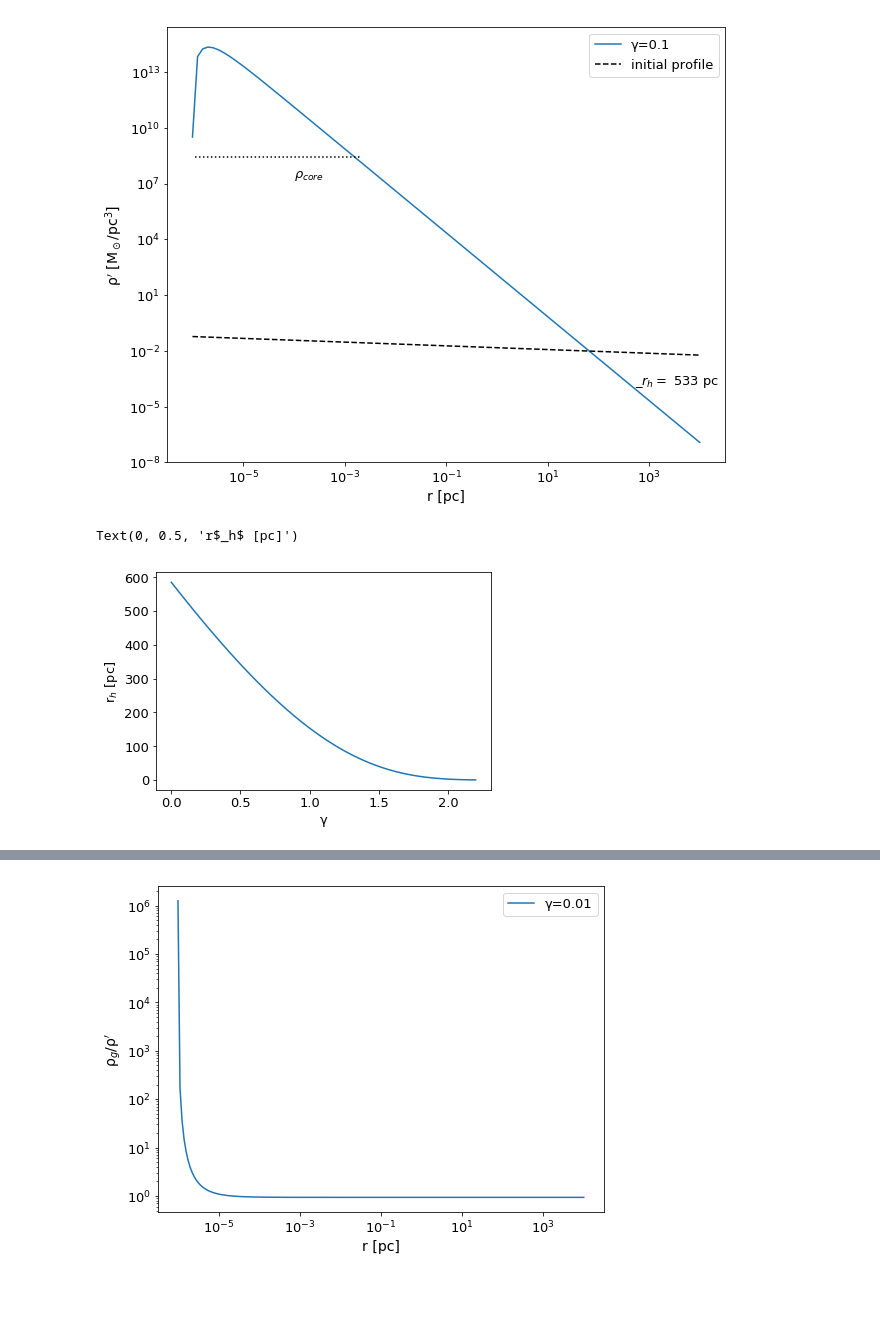
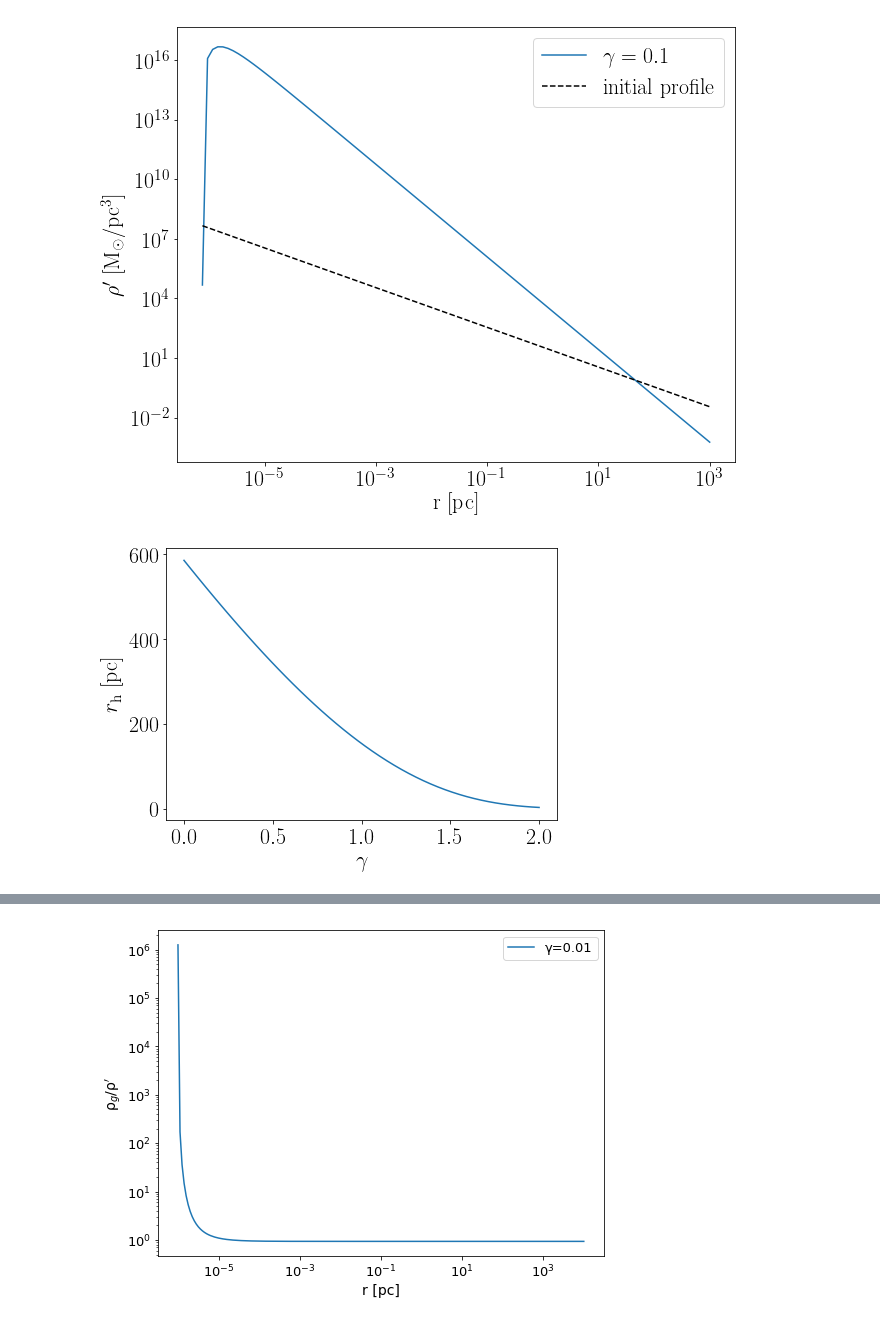
Before and after one commit to kostas-ant/MSc_project, a Jupyter notebook: spike_density.ipynb, the cells around one changed output, grey strips where cells are left out. Saved outputs shown, nothing was run; the diff lists cells and outputs as text; code cells hidden in the pictures; blank space fills up the shorter version.

```diff
--- a/spike_density.ipynb
+++ b/spike_density.ipynb
@@ -16,0 +11,6 @@ $\displaystyle \frac{0.666666666666667 r^{\frac{\gamma}{2 \left(4 - \gamma\right
+# %%
+from matplotlib import rc
+plt.rcParams.update({'font.size': 22})
+rc('text', usetex=True)
+rc('font', **{'family': 'DejaVu Sans', 'serif': ['Computer Modern']})
+# plt.rcParams.update({'figure.autolayout': True})
@@ -98,24 +160,27 @@ def model(x, *par, Rs_m=Rs1):
     return par[0]*(1-4*Rs_m/x)**par[1]
 
 xval = r
-yval = integ4
-params, cov = spopt.curve_fit(model, xval, yval, p0=[1, 3], sigma=err1)
+yval = integ3
+params, cov = spopt.curve_fit(model, xval, yval, p0=[1, 3], sigma=err3)
 print(params)
-yerr =(err1)
-yy=(integ1)
+yerr =(err3)
+yy=(integ3)
+a_gam = 0.14
+gam = 0.4
 
-plt.rcParams.update({'font.size': 13})
 plt.figure(figsize=(9,7))
-plt.plot(r, model(r,*params), label='model')
-plt.plot(r, params[0]*(1-4*Rs1/r)**3, label='Gondolo & Silk')
+plt.plot(r, model(r,*params), label=r'model')
+# plt.plot(r, a_gam**((gam-3)**2/(4-gam))* (1-4*Rs1/r)**3, label='Gondolo & Silk')
 #plt.plot(r, a1*b1*integ1*r**(-gam_sp1))
-plt.errorbar(r, yy, yerr=yerr, fmt=".", label='numerical result')
+plt.errorbar(r, yy, yerr=yerr, fmt=".", label=r'numerical result')
 # plt.plot(r, a1*params[0]*r**(-gam_sp1), label='without g(r)')
 plt.legend()
-plt.xlabel('r [pc]', fontsize=14)
-plt.ylabel('a g$_γ$', fontsize=14)
+plt.xlabel('$r \ [\mathrm{pc}]$')
+plt.ylabel('${a}_{\gamma}  g_{\gamma}(r)$')
 plt.xscale('log')
 plt.yscale('log')
+plt.ylim(1e-2, 10)
 plt.xlim(6e-7,1e-4)
+plt.savefig('GS_plots/num_result', dpi=400)
 plt.show()
 # %% [output]
@@ -152,36 +235,35 @@ np.savetxt('rho_sp16', rho_sp4)
 # %%
-def r_h(gamma, M_bh, rho_0, r_0):
-    return r_0* ((3-gamma)/(2*np.pi) * M_bh/(rho_0*r_0**3)) ** (1/(3-gamma))
 
-r_h2 = r_h(0.1, M1, rho0(0.1,0.1), 0.1)
+r_h2 = r_h(1, M1, rho0(0.1,1), 0.1)
 plt.figure(figsize=(10,8))
 
-plt.plot(r, rho_sp2, label='γ=0.1')
-plt.axhline(rho_core, 0.05, 0.35, linestyle=':', color='black')
-plt.text(1e-4,2e7, '$ρ_{core}$')
-rho_i = rho0(0.1, 0.1)*(0.1/r)**0.1
+plt.plot(r, rho_sp3, label=r'$\gamma=0.1$')
+# plt.axhline(rho_core, 0.05, 0.35, linestyle=':', color='black')
+# plt.text(1e-4,2e7, r'$\rho_{core}$')
+rho_i = rho0(0.1, 1)*(0.1/r)**1
 plt.plot(r, rho_i, color='black', linestyle='--', label='initial profile')
-plt.text(r_h2.value, 1.6e-4, '_$r_h=$ %.f pc' %r_h2.value, fontsize='13')
+# plt.text(1, 1.6e-4, '$r_h=$ %.f pc' %r_h2.value)
 
 plt.legend()
-plt.xlabel('r [pc]', fontsize=14)
-plt.ylabel('ρ$^\prime$ [M$_\odot$/pc$^3$]', fontsize=14)
+plt.xlabel('r [pc]')
+plt.ylabel(r'$\rho^\prime$ [M$_\odot$/pc$^3$]')
 plt.xscale('log')
 plt.yscale('log')
 
 plt.show()
 # %% [output]
-[figure, old version]
+[figure, new version]
 # %%
 # r_h vs γ
 M = M1.value
-gam_arr = np.linspace(0,2.2, 50)
+gam_arr = np.linspace(0,2, 50)
 r_h_arr = r_h(gam_arr, M, rho0(0.1,gam_arr), 0.1)
 
+plt.figure(figsize=(7,5))
 plt.plot(gam_arr, r_h_arr)
-plt.xlabel('γ')
-plt.ylabel('r$_h$ [pc]')
+plt.xlabel(r'$\gamma$')
+plt.ylabel('$r_\mathrm{h}$ [pc]')
+plt.savefig('GS_plots/r_h', dpi=350)
 # %% [output]
-Text(0, 0.5, 'r$_h$ [pc]')
-[figure, old version]
+[figure, new version]
 # %%
```
Also changed, not shown: parts of 20 cells of this notebook, 1 other file.
